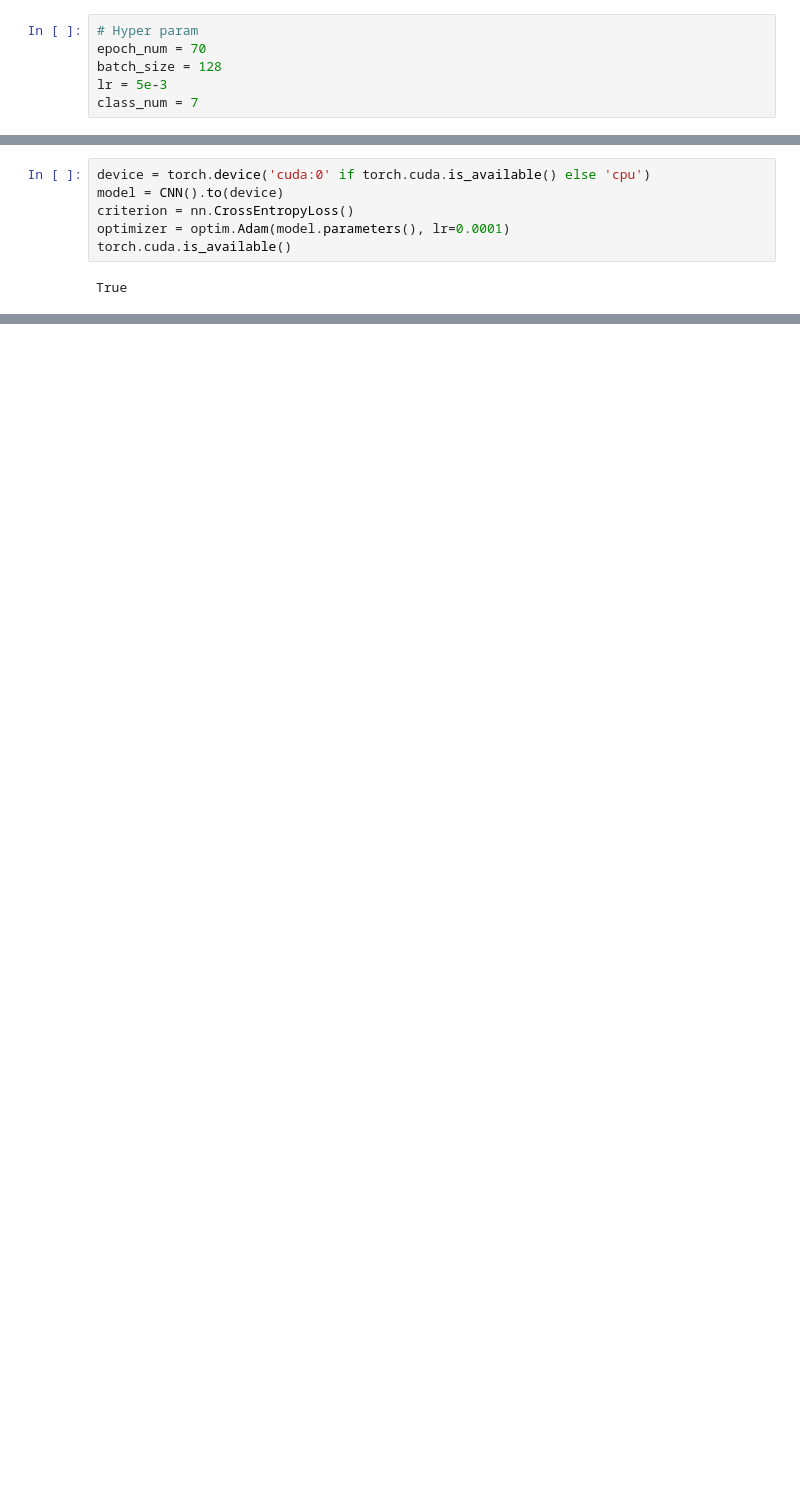
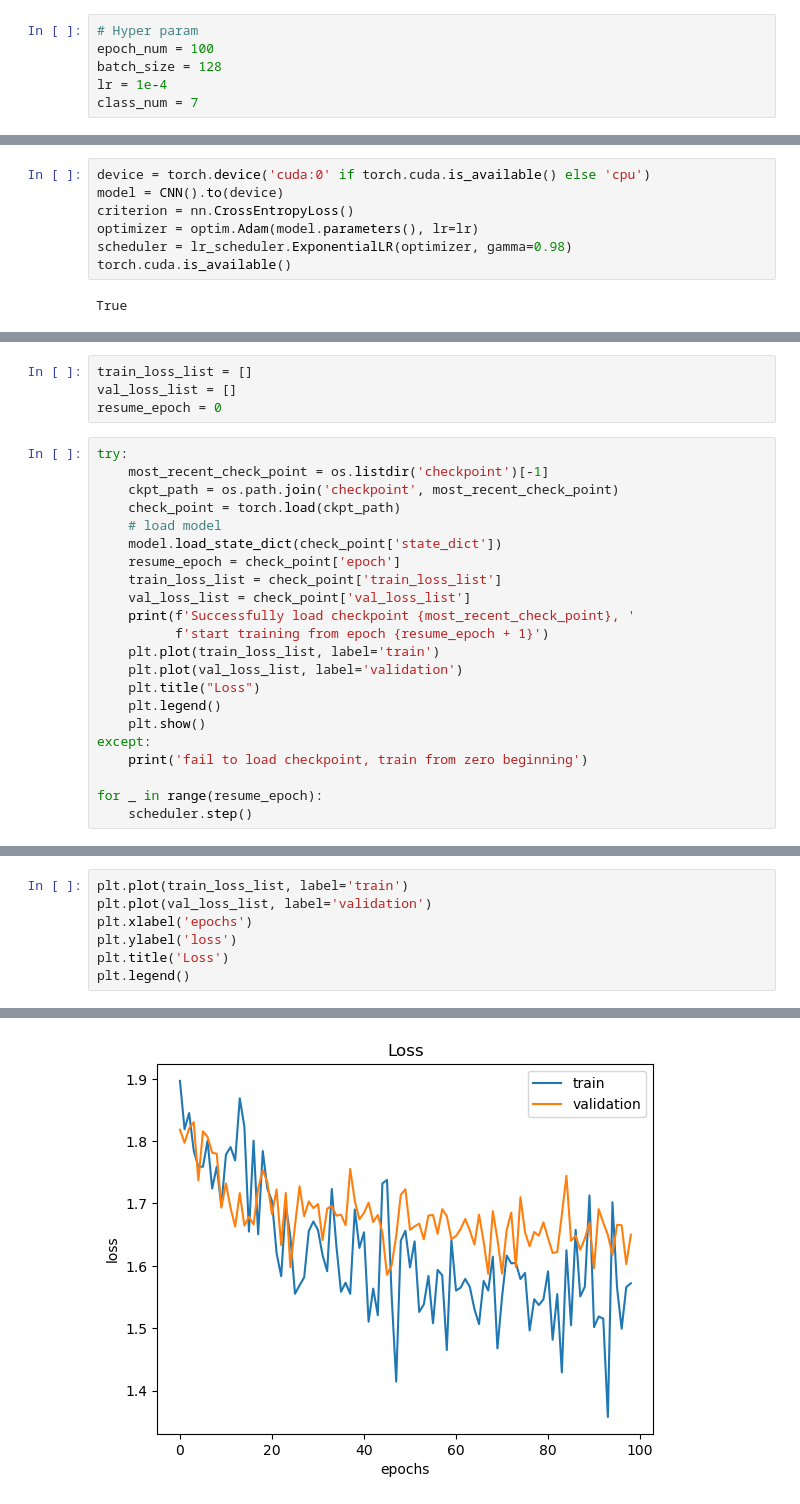
Before and after one commit to RottenTangerine/MachineLearning-Basic, a Jupyter notebook: Practice/Emotion Detection/Emotion_detection.ipynb, the cells around one changed output, grey strips where cells are left out. Drawn from its saved outputs; the diff is of its cells as text; blank space fills up the shorter version.

```diff
--- a/Practice/Emotion Detection/Emotion_detection.ipynb
+++ b/Practice/Emotion Detection/Emotion_detection.ipynb
@@ -9,6 +10,6 @@ from tqdm import tqdm
 # %%
 # Hyper param
-epoch_num = 70
+epoch_num = 100
 batch_size = 128
-lr = 5e-3
+lr = 1e-4
 class_num = 7
@@ -91,7 +102,8 @@ class CNN(nn.Module):
 device = torch.device('cuda:0' if torch.cuda.is_available() else 'cpu')
 model = CNN().to(device)
 criterion = nn.CrossEntropyLoss()
-optimizer = optim.Adam(model.parameters(), lr=0.0001)
+optimizer = optim.Adam(model.parameters(), lr=lr)
+scheduler = lr_scheduler.ExponentialLR(optimizer, gamma=0.98)
 torch.cuda.is_available()
 # %% [output]
 True
@@ -120,0 +112,26 @@ plt.plot(loss_list)
+# %%
+train_loss_list = []
+val_loss_list = []
+resume_epoch = 0
+# %%
+try:
+    most_recent_check_point = os.listdir('checkpoint')[-1]
+    ckpt_path = os.path.join('checkpoint', most_recent_check_point)
+    check_point = torch.load(ckpt_path)
+    # load model
+    model.load_state_dict(check_point['state_dict'])
+    resume_epoch = check_point['epoch']
+    train_loss_list = check_point['train_loss_list']
+    val_loss_list = check_point['val_loss_list']
+    print(f'Successfully load checkpoint {most_recent_check_point}, '
+          f'start training from epoch {resume_epoch + 1}')
+    plt.plot(train_loss_list, label='train')
+    plt.plot(val_loss_list, label='validation')
+    plt.title("Loss")
+    plt.legend()
+    plt.show()
+except:
+    print('fail to load checkpoint, train from zero beginning')
+
+for _ in range(resume_epoch):
+    scheduler.step()
@@ -120,0 +199,8 @@ plt.plot(loss_list)
+# %%
+plt.plot(train_loss_list, label='train')
+plt.plot(val_loss_list, label='validation')
+plt.xlabel('epochs')
+plt.ylabel('loss')
+plt.title('Loss')
+plt.legend()
+# %% [output]
@@ -120,0 +208 @@ plt.plot(loss_list)
+[figure, added]
```
Also changed, not shown: parts of 19 cells of this notebook, 1 other file.
